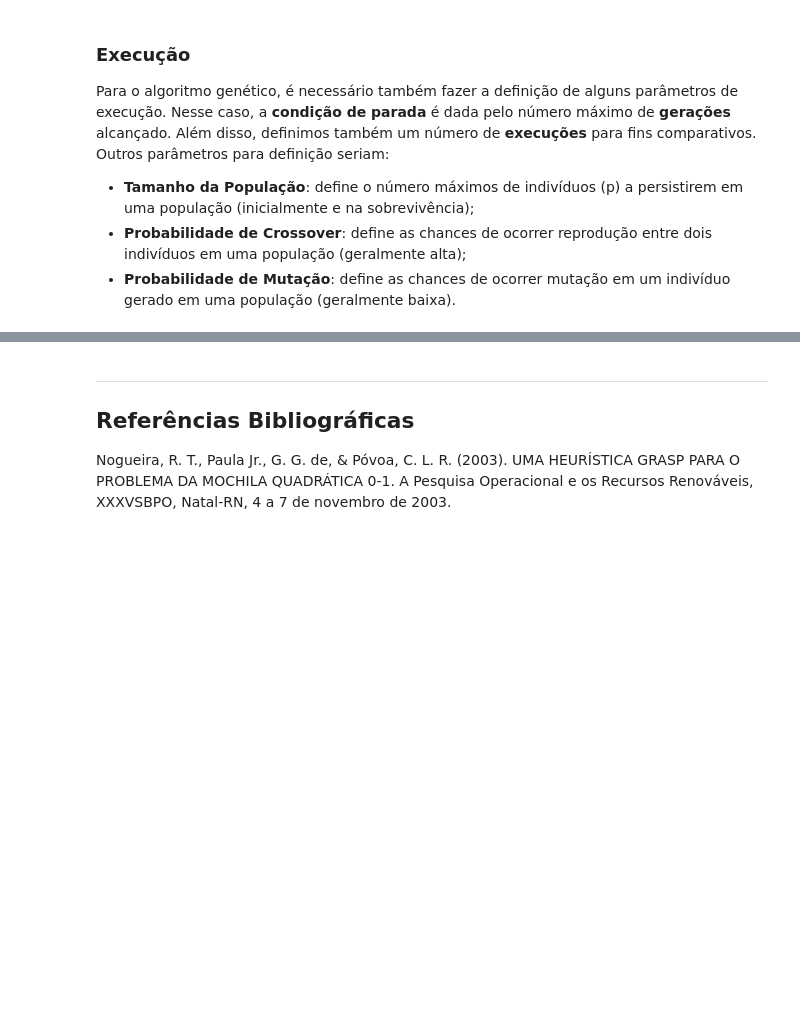
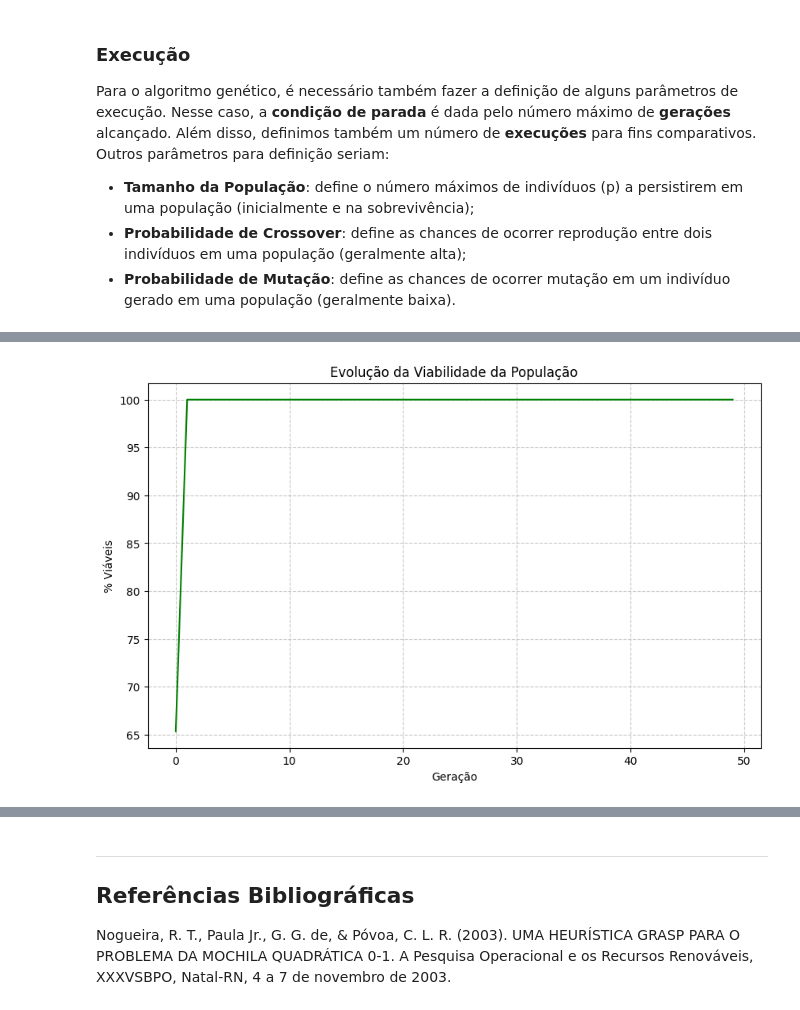
Before and after one commit to sakikout/QKP, a Jupyter notebook: main.ipynb, the cells around one changed output, grey strips where cells are left out. Drawn from its saved outputs; the diff is of its cells as text; code cells hidden in the pictures; blank space fills up the shorter version.

```diff
--- a/main.ipynb
+++ b/main.ipynb
@@ -357,0 +433,11 @@ Indivíduo: [1, 1, 0, 1, 1, 1, 1, 1, 0, 1, 0, 0, 0, 1, 1, 0, 1, 1, 1, 0]
+# %%
+# Proporção de Indivíduos Viáveis por Geração
+plt.figure(figsize=(10, 6))
+plt.plot(viabilidade_por_geracao, color='green')
+plt.xlabel('Geração')
+plt.ylabel('% Viáveis')
+plt.title('Evolução da Viabilidade da População')
+plt.grid(True, linestyle='--', alpha=0.7)
+plt.show()
+# %% [output]
+[figure, added]
```
Also changed, not shown: parts of 11 cells of this notebook, 15 other files.
